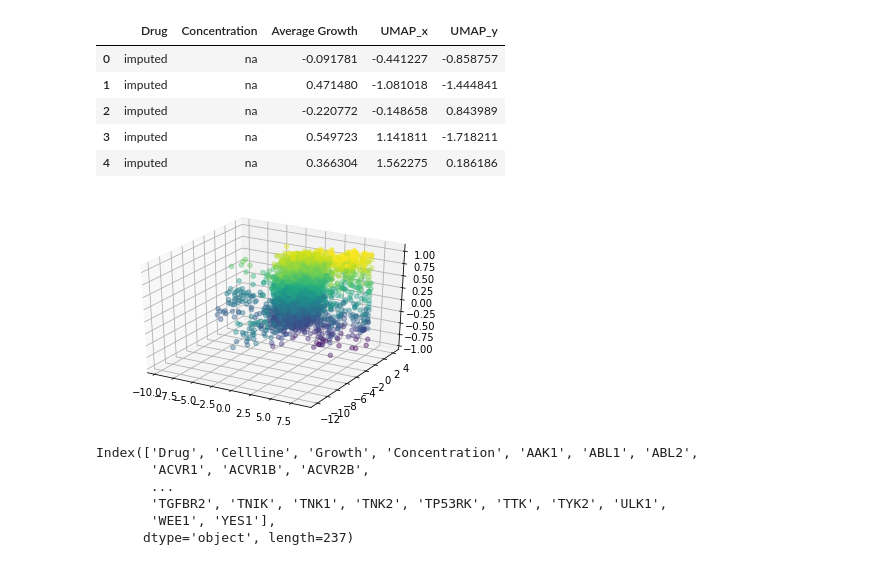
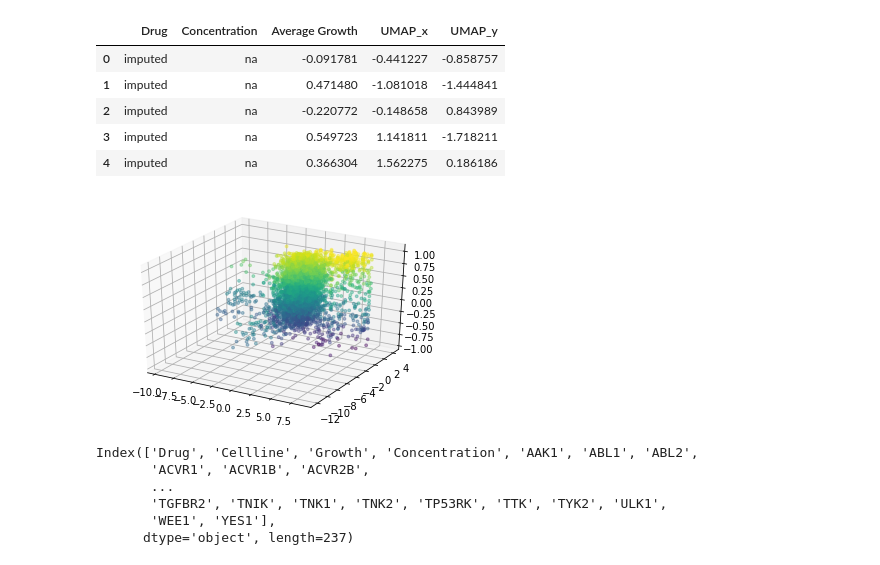
Before and after one commit to gomezlab/kinotypeClusteringAndRegression, a Jupyter notebook: src/14_kernelRegression.ipynb, the cells around one changed output. Saved outputs shown, nothing was run; the diff lists cells and outputs as text; code cells hidden in the pictures.

```diff
--- a/src/14_kernelRegression.ipynb
+++ b/src/14_kernelRegression.ipynb
@@ -661,12 +632,12 @@ from mpl_toolkits.mplot3d import Axes3D  # noqa: F401 unused import
 # %%
 fig = plt.figure()
 ax = fig.add_subplot(111, projection='3d')
 
-ax.scatter(out_final['UMAP_x'], out_final['UMAP_y'], out_final['Average Growth'], c=out_final['Average Growth'], cmap='viridis', alpha=0.4)
+ax.scatter(out_final['UMAP_x'], out_final['UMAP_y'], out_final['Average Growth'], c=out_final['Average Growth'], cmap='viridis', alpha=0.4, s=8)
 
 plt.show()
 # %% [output]
-[figure, old version]
+[figure, new version]
 # %%
 t.columns
 # %% [output]
```
Also changed, not shown: parts of 26 cells of this notebook.
